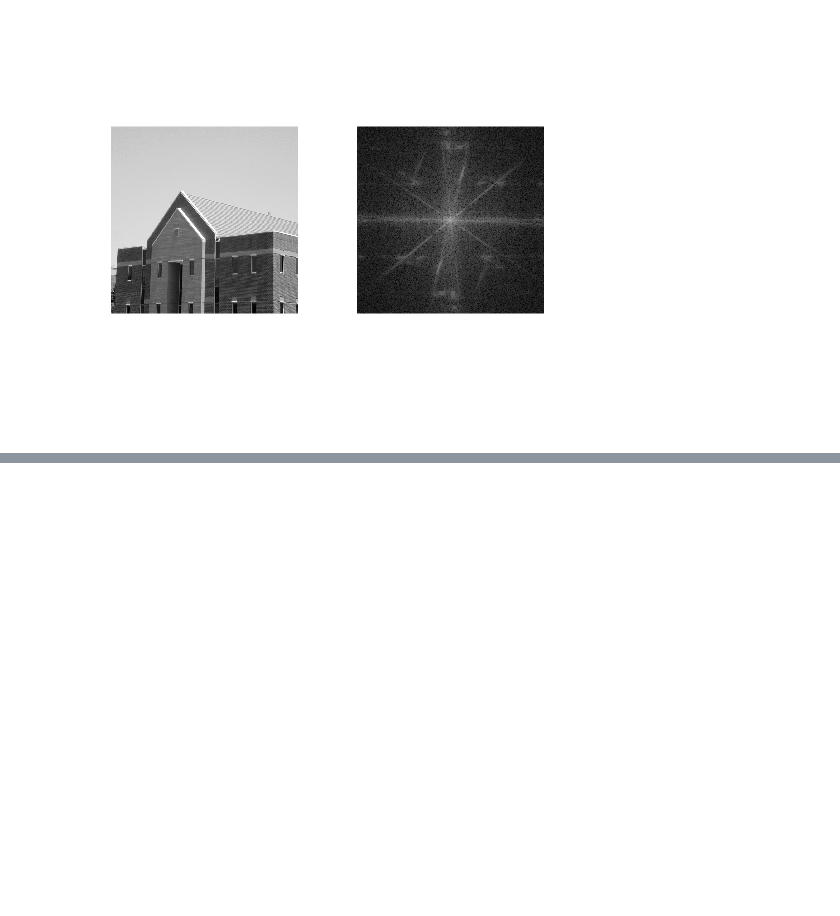
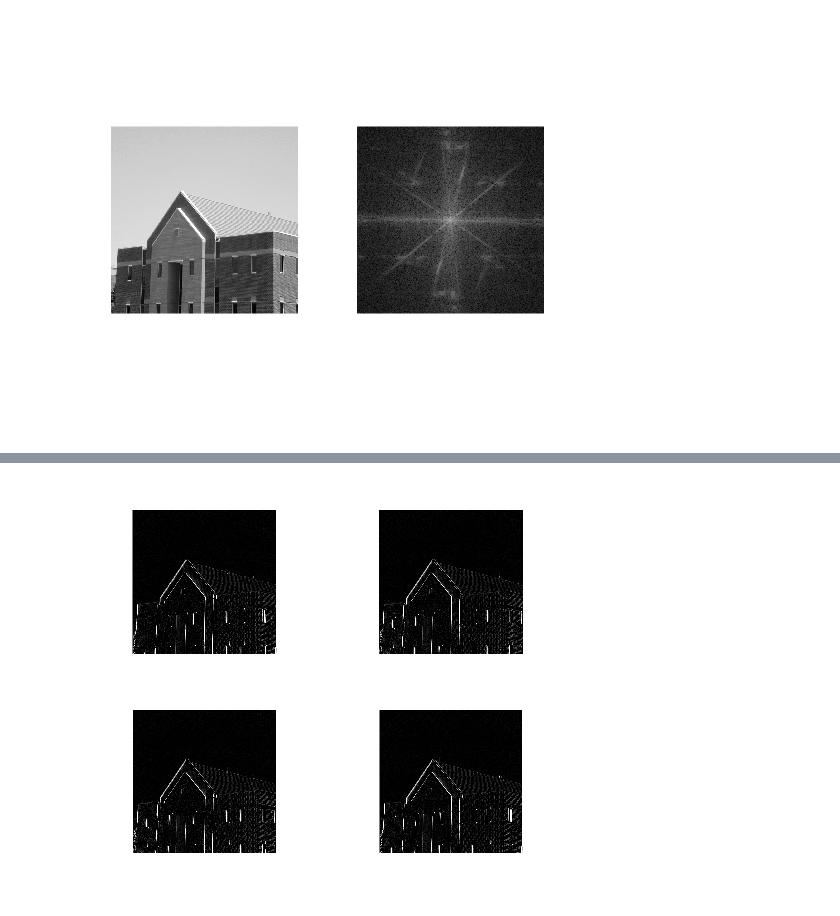
Before and after one commit to SunYufei/dipum2e, a Jupyter notebook: Chapter 3/3.4.ipynb, the cells around one changed output, grey strips where cells are left out. Saved outputs shown, nothing was run; the diff lists cells and outputs as text; code cells hidden in the pictures; blank space fills up the shorter version.

```diff
--- a/Chapter 3/3.4.ipynb
+++ b/Chapter 3/3.4.ipynb
@@ -11,0 +33,16 @@ subplot(122), imshow(S, []);
+# %%
+f = imread('Fig0309(a).tif');
+h = fspecial('sobel')';
+
+PQ = paddedsize(size(f));
+H = freqz2(h, PQ(1), PQ(2));
+H1 = ifftshift(H);
+
+gs = imfilter(f, h);
+gf = dftfilt(f, H1);
+subplot(221), imshow(gs, []);
+subplot(222), imshow(gf, []);
+subplot(223), imshow(abs(gs), []);
+subplot(224), imshow(abs(gf), []);
+# %% [output]
+[figure, added]
```
Also changed, not shown: parts of 3 cells of this notebook, 22 other files.
